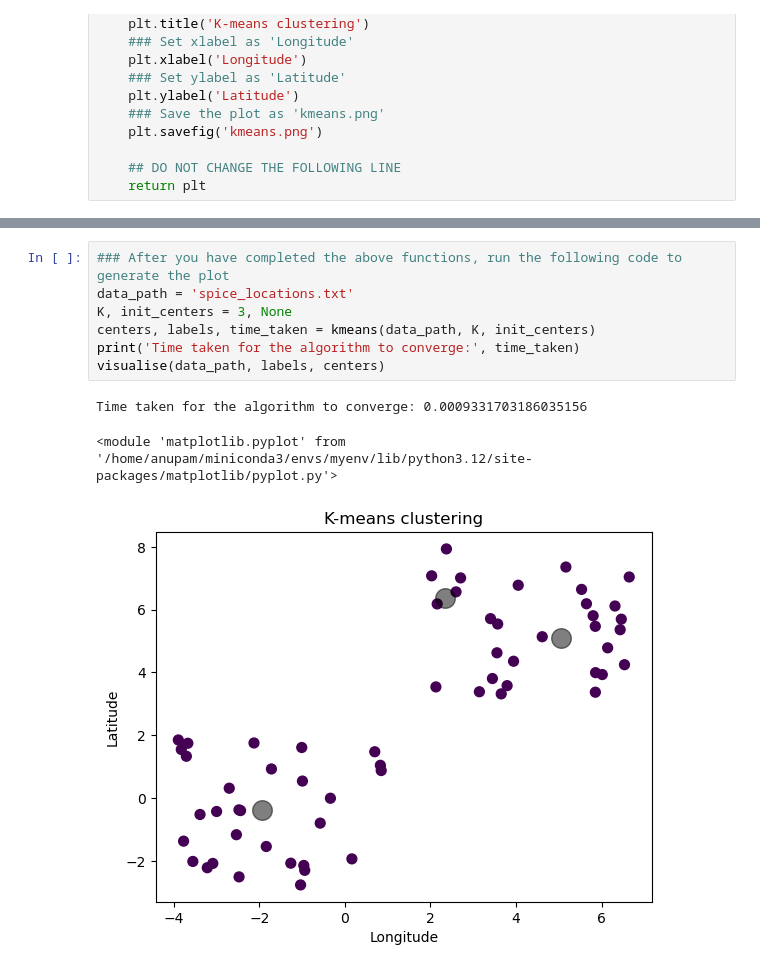
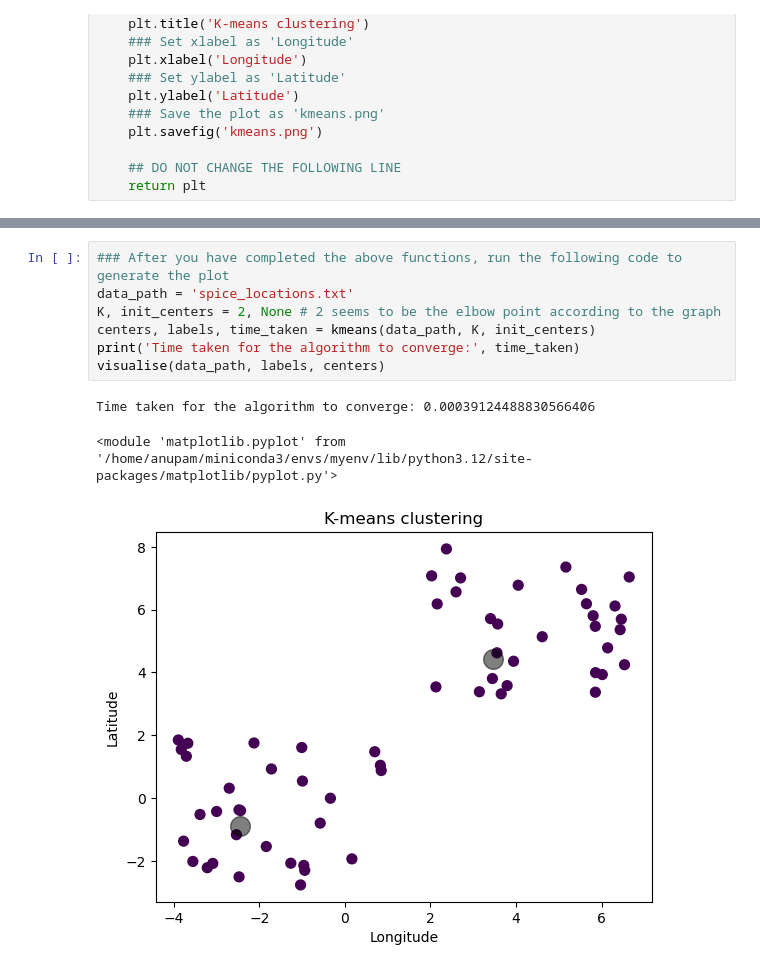
Before and after one commit to NoviceCoderInfinity/CPP_Assignment_2024, a Jupyter notebook: Assignments.ipynb, the cells around one changed output, grey strips where cells are left out. Drawn from its saved outputs; the diff is of its cells as text.

Commit message:
Added elbow method to find optimal k

```diff
--- a/Assignments.ipynb
+++ b/Assignments.ipynb
@@ -501,11 +537,11 @@ def visualise(data_path, labels, centers):
 # %%
 ### After you have completed the above functions, run the following code to generate the plot
 data_path = 'spice_locations.txt'
-K, init_centers = 3, None
+K, init_centers = 2, None # 2 seems to be the elbow point according to the graph
 centers, labels, time_taken = kmeans(data_path, K, init_centers)
 print('Time taken for the algorithm to converge:', time_taken)
 visualise(data_path, labels, centers)
 # %% [output]
-Time taken for the algorithm to converge: 0.0009331703186035156
+Time taken for the algorithm to converge: 0.00039124488830566406
 <module 'matplotlib.pyplot' from '/home/anupam/miniconda3/envs/myenv/lib/python3.12/site-packages/matplotlib/pyplot.py'>
-[figure, old version]
+[figure, new version]
```
Also changed, not shown: parts of 1 cell of this notebook, 1 other file.
